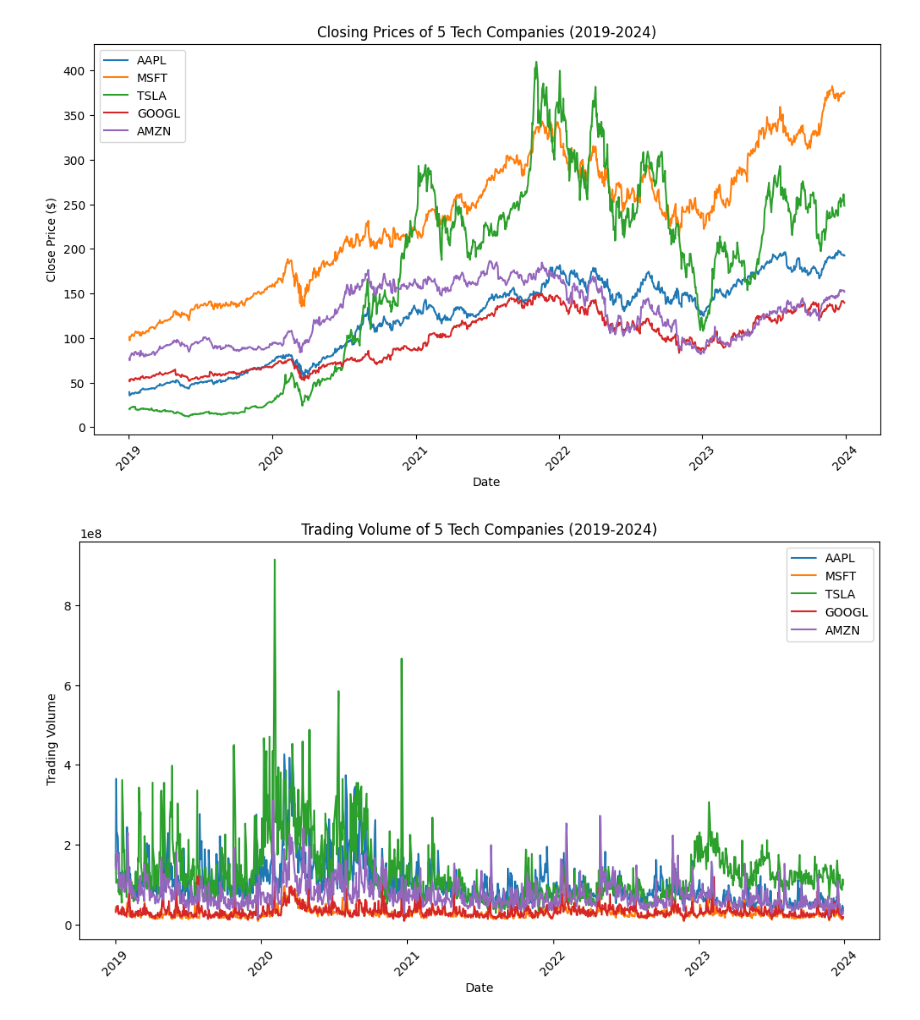
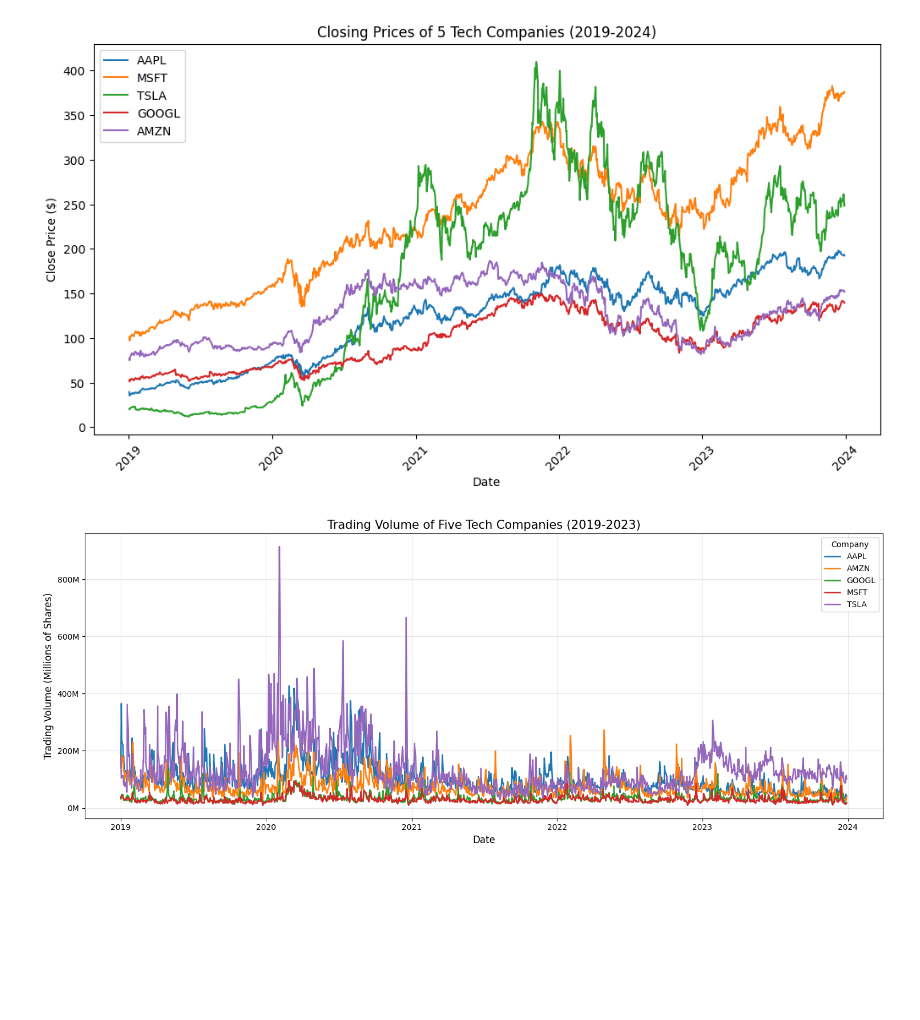
Before and after one commit to johnisaiah09/FinanceResearch-TCS-, a Jupyter notebook: Stock_Market_Research.ipynb, the cells around one changed output. Cells and saved outputs as stored; diff of their text form; code cells hidden in the pictures; blank space fills up the shorter version.

Commit message:
Polished up, cleaner, and more readable Trading Volume graph

```diff
--- a/Stock_Market_Research.ipynb
+++ b/Stock_Market_Research.ipynb
@@ -82,17 +83,28 @@ Number of invalid rows: 0
 [figure]
 # %%
 # Trading Volume Visualization
+plt.figure(figsize=(15,6))
 
-plt.figure(figsize=(12,6))
-for company in companies:
-  stock = data[data["Ticker"] == company]
-  plt.plot(stock["Date"], stock["Volume"], label=company)
+for ticker in data["Ticker"].unique():
+  company = data[data["Ticker"] == ticker]
+  plt.plot(
+      company["Date"],
+      company["Volume"],
+      linewidth=1.8,
+      label = ticker
+  )
 
-plt.title("Trading Volume of 5 Tech Companies (2019-2024)")
-plt.xlabel("Date")
-plt.ylabel(" Trading Volume")
-plt.legend()
-plt.xticks(rotation=45)
+plt.title("Trading Volume of Five Tech Companies (2019-2023)", fontsize=15)
+plt.xlabel("Date",fontsize=12)
+plt.ylabel("Trading Volume (Millions of Shares)", fontsize=12)
+plt.grid(True, alpha=0.3)
+#Format y-axis in millions instead of sci-notation
+plt.gca().yaxis.set_major_formatter(
+    FuncFormatter(lambda x,pos: f"{x/1e6:.0f}M")
+)
+
+plt.legend(title="Company")
+plt.tight_layout()
 plt.show()
 # %% [output]
-[figure, old version]
+[figure, new version]
```
Also changed, not shown: parts of 1 cell of this notebook.
